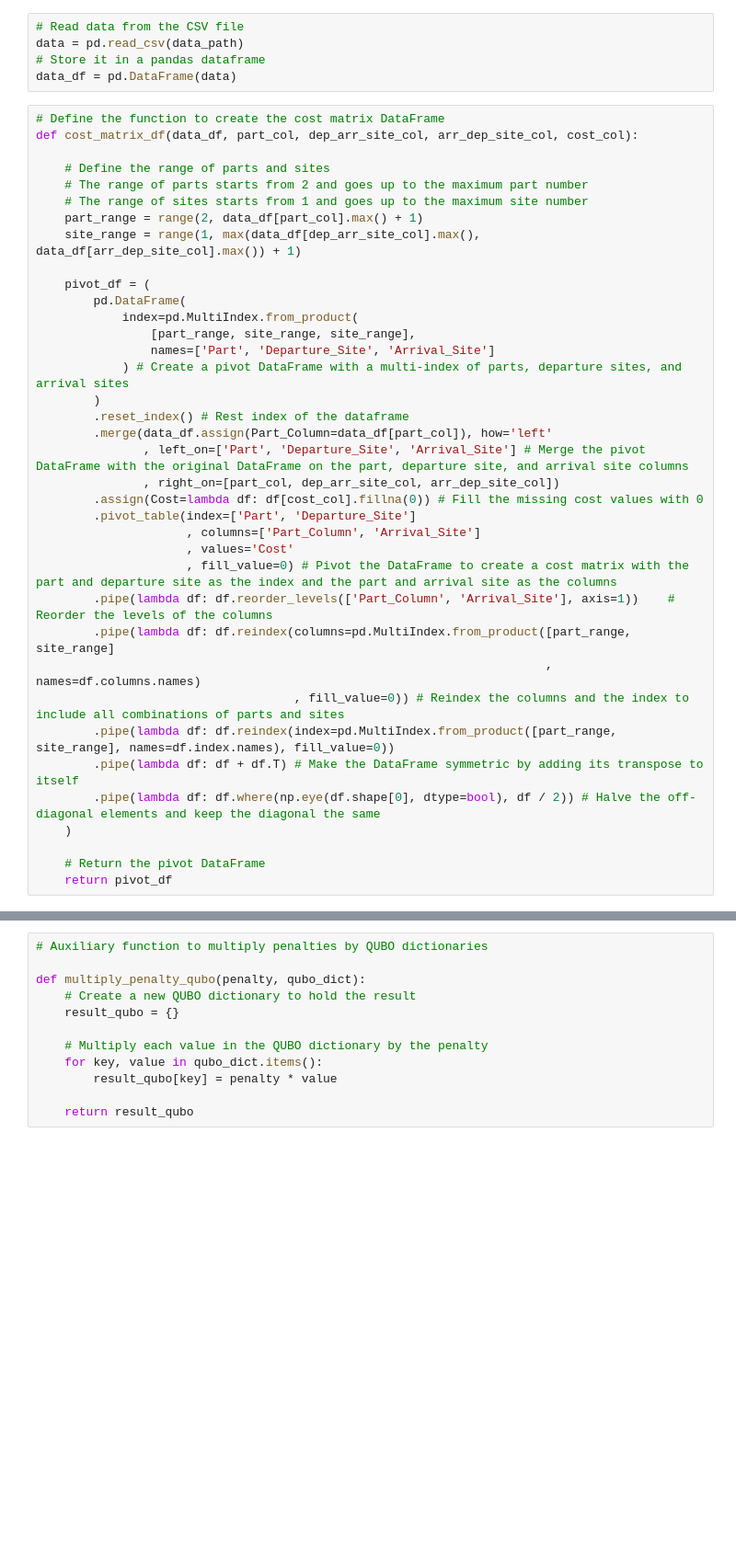
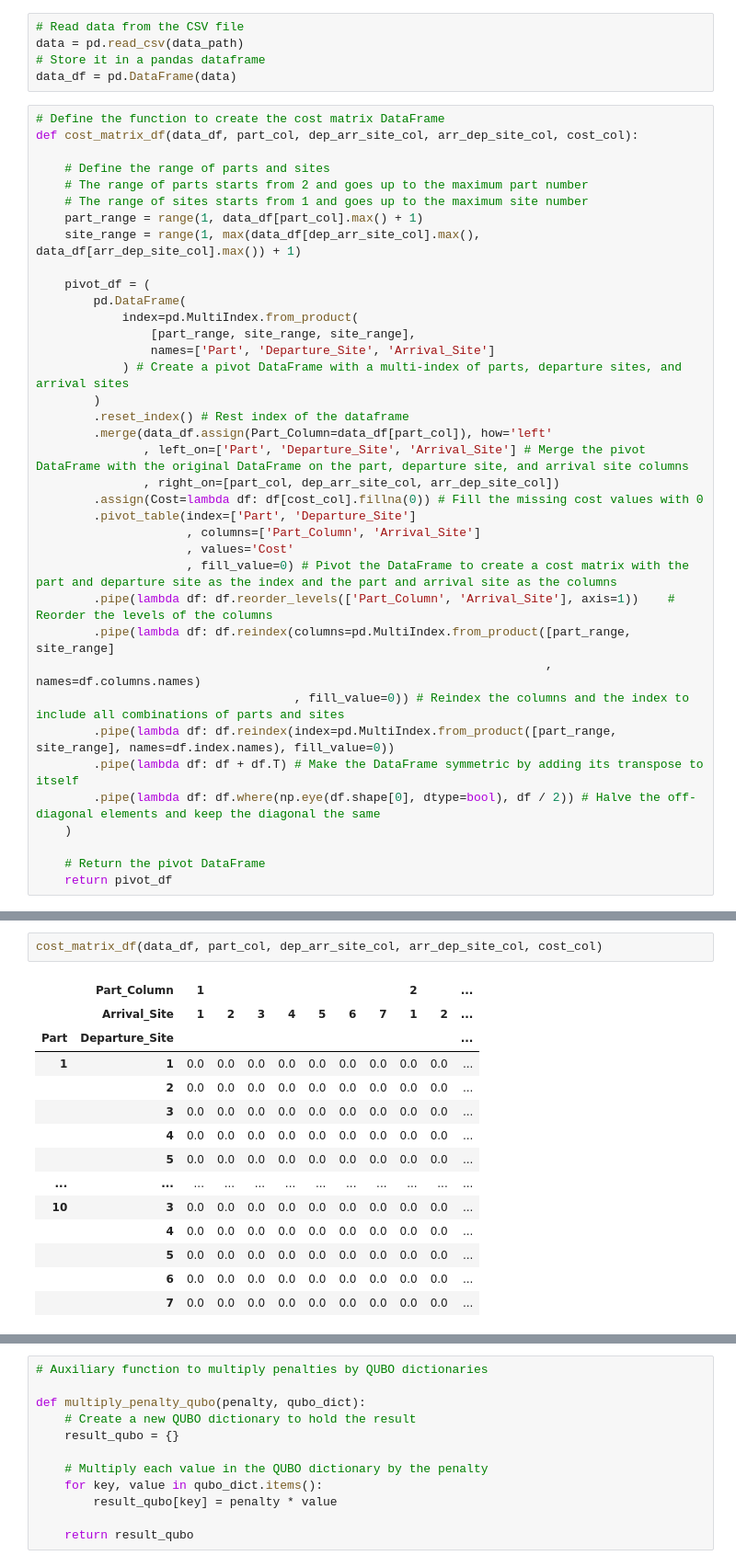
Before and after one commit to borjaregueral/qubo_defitintion_supply_chain, a Jupyter notebook: qubo_definition.ipynb, the cells around one changed output, grey strips where cells are left out. Shown at 92% size. Drawn from its saved outputs; the diff is of its cells as text; blank space fills up the shorter version.

```diff
--- a/qubo_definition.ipynb
+++ b/qubo_definition.ipynb
@@ -48,7 +48,7 @@ def cost_matrix_df(data_df, part_col, dep_arr_site_col, arr_dep_site_col, cost_c
     # Define the range of parts and sites
     # The range of parts starts from 2 and goes up to the maximum part number
     # The range of sites starts from 1 and goes up to the maximum site number
-    part_range = range(2, data_df[part_col].max() + 1)
+    part_range = range(1, data_df[part_col].max() + 1)
     site_range = range(1, max(data_df[dep_arr_site_col].max(), data_df[arr_dep_site_col].max()) + 1)
 
     pivot_df = (
@@ -175,0 +81,17 @@ def penalty_C3_qubo(subpart):
+# %%
+cost_matrix_df(data_df, part_col, dep_arr_site_col, arr_dep_site_col, cost_col)
+# %% [output]
+|  | Part_Column | 1 |  |  |  |  |  |  | 2 |  | ... |
+|  | Arrival_Site | 1 | 2 | 3 | 4 | 5 | 6 | 7 | 1 | 2 | ... |
+| Part | Departure_Site |  |  |  |  |  |  |  |  |  | ... |
+| 1 | 1 | 0.0 | 0.0 | 0.0 | 0.0 | 0.0 | 0.0 | 0.0 | 0.0 | 0.0 | ... |
+|  | 2 | 0.0 | 0.0 | 0.0 | 0.0 | 0.0 | 0.0 | 0.0 | 0.0 | 0.0 | ... |
+|  | 3 | 0.0 | 0.0 | 0.0 | 0.0 | 0.0 | 0.0 | 0.0 | 0.0 | 0.0 | ... |
+|  | 4 | 0.0 | 0.0 | 0.0 | 0.0 | 0.0 | 0.0 | 0.0 | 0.0 | 0.0 | ... |
+|  | 5 | 0.0 | 0.0 | 0.0 | 0.0 | 0.0 | 0.0 | 0.0 | 0.0 | 0.0 | ... |
+| ... | ... | ... | ... | ... | ... | ... | ... | ... | ... | ... | ... |
+| 10 | 3 | 0.0 | 0.0 | 0.0 | 0.0 | 0.0 | 0.0 | 0.0 | 0.0 | 0.0 | ... |
+|  | 4 | 0.0 | 0.0 | 0.0 | 0.0 | 0.0 | 0.0 | 0.0 | 0.0 | 0.0 | ... |
+|  | 5 | 0.0 | 0.0 | 0.0 | 0.0 | 0.0 | 0.0 | 0.0 | 0.0 | 0.0 | ... |
+|  | 6 | 0.0 | 0.0 | 0.0 | 0.0 | 0.0 | 0.0 | 0.0 | 0.0 | 0.0 | ... |
+|  | 7 | 0.0 | 0.0 | 0.0 | 0.0 | 0.0 | 0.0 | 0.0 | 0.0 | 0.0 | ... |
```
Also changed, not shown: parts of 17 cells of this notebook.
